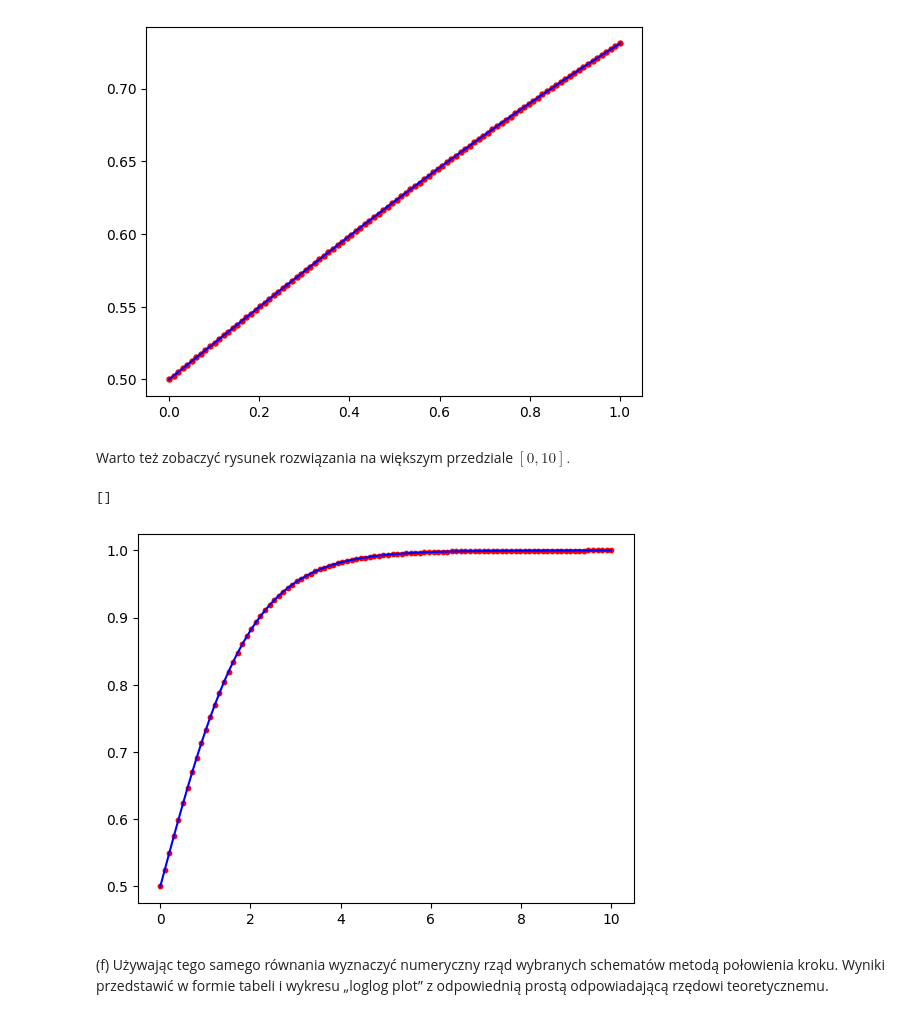
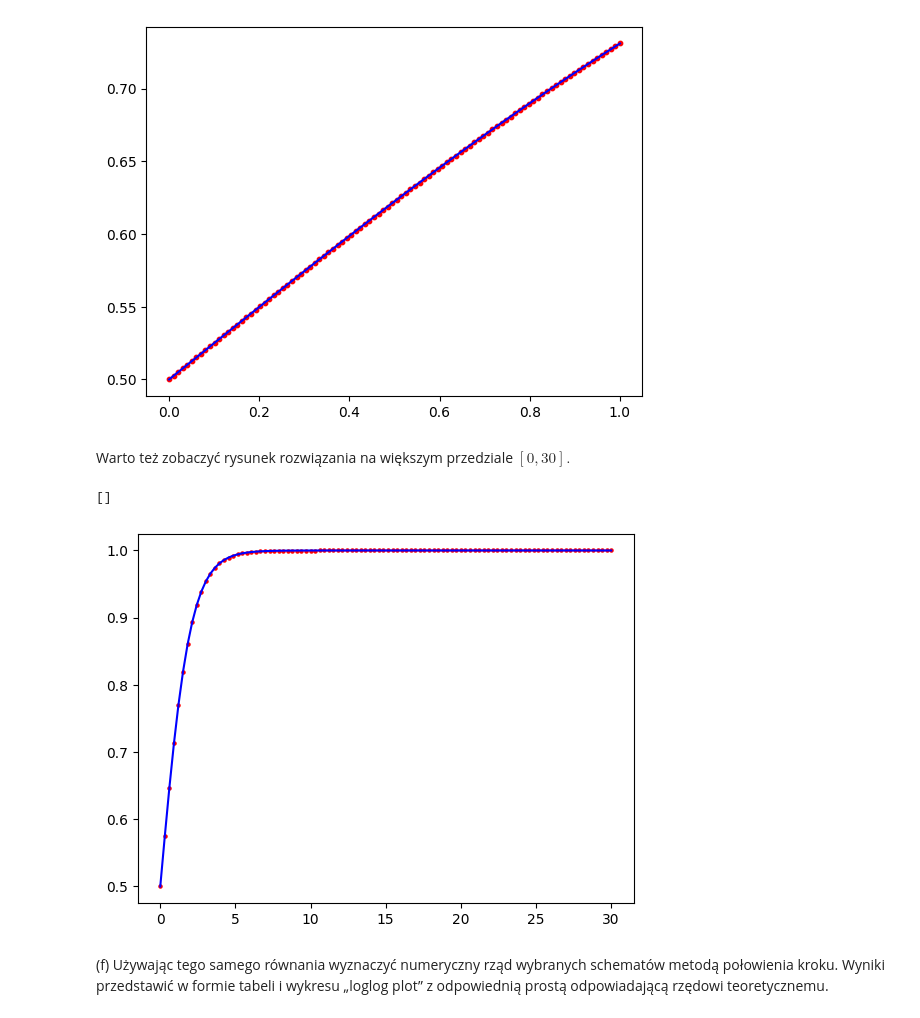
Before and after one commit to Hel4r/projekt-zaliczeniowy, a Jupyter notebook: projekt-zaliczeniowy.ipynb, the cells around one changed output. Saved outputs shown, nothing was run; the diff lists cells and outputs as text; code cells hidden in the pictures.

```diff
--- a/projekt-zaliczeniowy.ipynb
+++ b/projekt-zaliczeniowy.ipynb
@@ -162,19 +140,25 @@ Skoro mam wyznaczone parametry $K_1,\dots,K_4,$ to mogę przejść do wyznaczeni
 # %%
-f = lambda t: 1/(1 + np.exp(-t)) # rozwiązanie dokładne
+φ = lambda t: 1/(1 + np.exp(-t)) # rozwiązanie dokładne
+F = lambda t, x: x-x**2 # funkcja prawej strony
 
 def rk(n):
     x=np.zeros(n)
     h=1/(n-1)
     x[0] = 1/2
+    t = np.linspace(0, 1, n)
     for k in range(n-1):
-        x[k+1] = x[k] + h*((1/8)*K1(x[k], h) + (3/8)*K2(x[k], h) + (3/8)*K3(x[k], h) + (1/8)*K4(x[k], h))
+        K1 = F(t[k], x[k])
+        K2 = F(t[k] + h/3, x[k] + h*A[1,0]*K1)
+        K3 = F(t[k] + (2*h)/3, x[k] + h*(A[2,0]*K1 + A[2,1]*K2))
+        K4 = F(t[k] + h, x[k] + h*(A[3,0]*K1 + A[3,1]*K2 + A[3,2]*K3))
+        x[k+1] = x[k] + h*((1/8)*K1 + (3/8)*K2 + (3/8)*K3 + (1/8)*K4)
     return x
 
 def draw(x):
     t = np.linspace(0, 1, len(x))
     fig, ax = plt.subplots()
-    ax.scatter(t, x, color = 'r', s = 13)
-    ax.plot(t, f(t), color = 'b')
+    ax.scatter(t, x, color = 'r', s = 10)
+    ax.plot(t, φ(t), color = 'b')
     plt.show()
 # %% [markdown]
 Porównajmy na rysunku wykres rezultatu omawianej metody (czerwony) z wykresem rozwiązania dokładnego (niebieski), weźmiemy liczebność siatki 100.
@@ -183,25 +167,29 @@ draw(rk(100))
 # %% [output]
 [figure]
 # %% [markdown]
-Warto też zobaczyć rysunek rozwiązania na większym przedziale $[0,10].$
+Warto też zobaczyć rysunek rozwiązania na większym przedziale $[0,30].$
 # %%
-def rk2(n):
+def rk2(n, T):
     x=np.zeros(n)
-    h=10/(n-1)
+    h=T/(n-1)
+    t = np.linspace(0, T, n)
     x[0] = 1/2
     for k in range(n-1):
-        x[k+1] = x[k] + h*((1/8)*K1(x[k], h) + (3/8)*K2(x[k], h) + (3/8)*K3(x[k], h) + (1/8)*K4(x[k], h))
-    return x
+        K1 = F(t[k], x[k])
+        K2 = F(t[k] + h/3, x[k] + h*A[1,0]*K1)
+        K3 = F(t[k] + (2*h)/3, x[k] + h*(A[2,0]*K1 + A[2,1]*K2))
+        K4 = F(t[k] + h, x[k] + h*(A[3,0]*K1 + A[3,1]*K2 + A[3,2]*K3))
+        x[k+1] = x[k] + h*((1/8)*K1 + (3/8)*K2 + (3/8)*K3 + (1/8)*K4)
+    return t, x
 
-x = rk2(100)
+x = rk2(100, 30)
 
-t = np.linspace(0, 10, 100)
-plt.plot(t, f(t), color = 'blue')
-plt.scatter(t, x, color = 'red', s = 10)
+plt.plot(x[0], φ(x[0]), color = 'blue')
+plt.scatter(x[0], x[1], color = 'red', s = 5)
 plt.plot()
 # %% [output]
 []
-[figure, old version]
+[figure, new version]
 # %% [markdown]
 (f) Używając tego samego równania wyznaczyć numeryczny rząd wybranych schematów metodą połowienia kroku. Wyniki przedstawić w formie tabeli i wykresu „loglog plot” z odpowiednią prostą odpowiadającą rzędowi teoretycznemu.
 # %%
```
Also changed, not shown: parts of 6 cells of this notebook.
